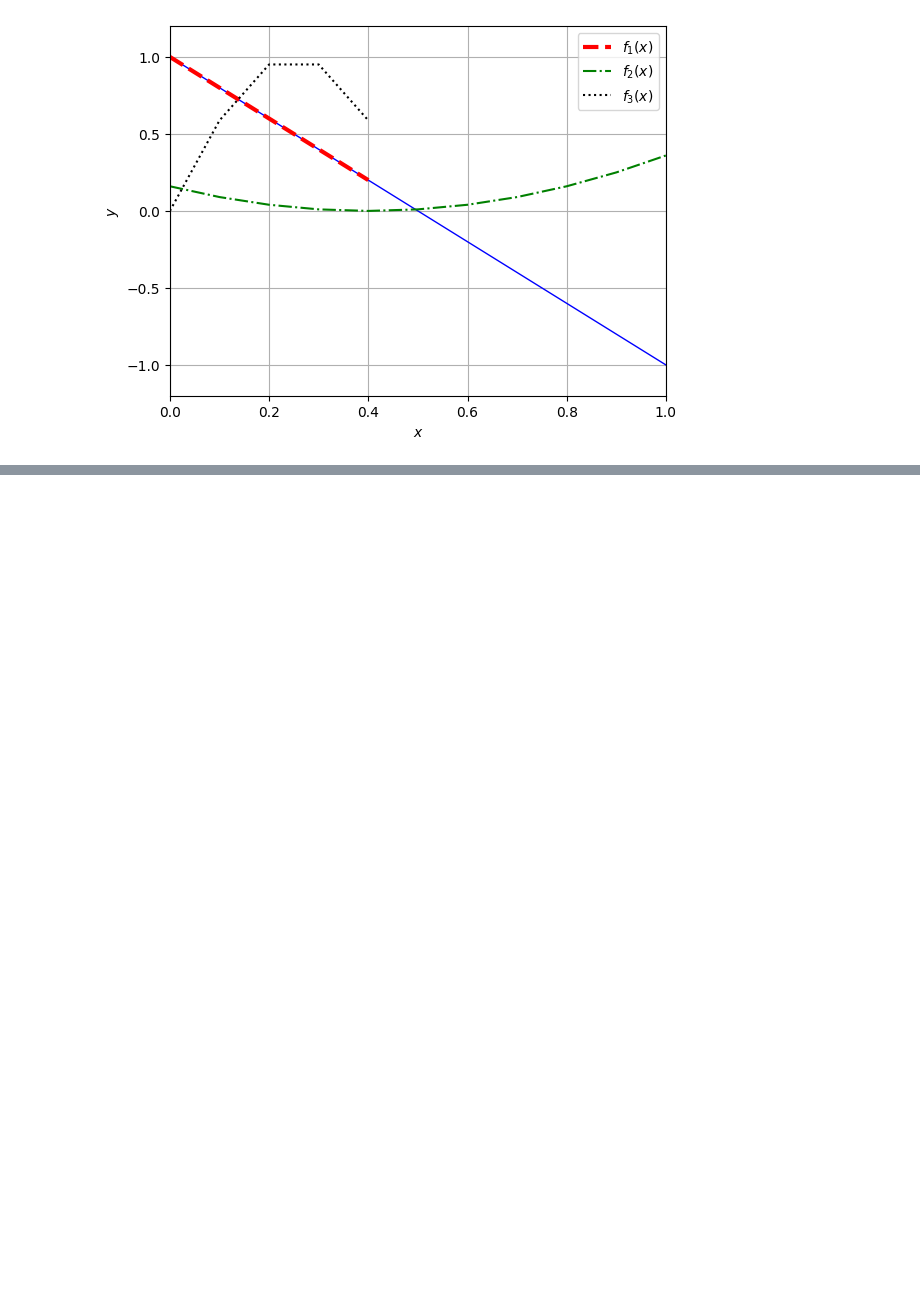
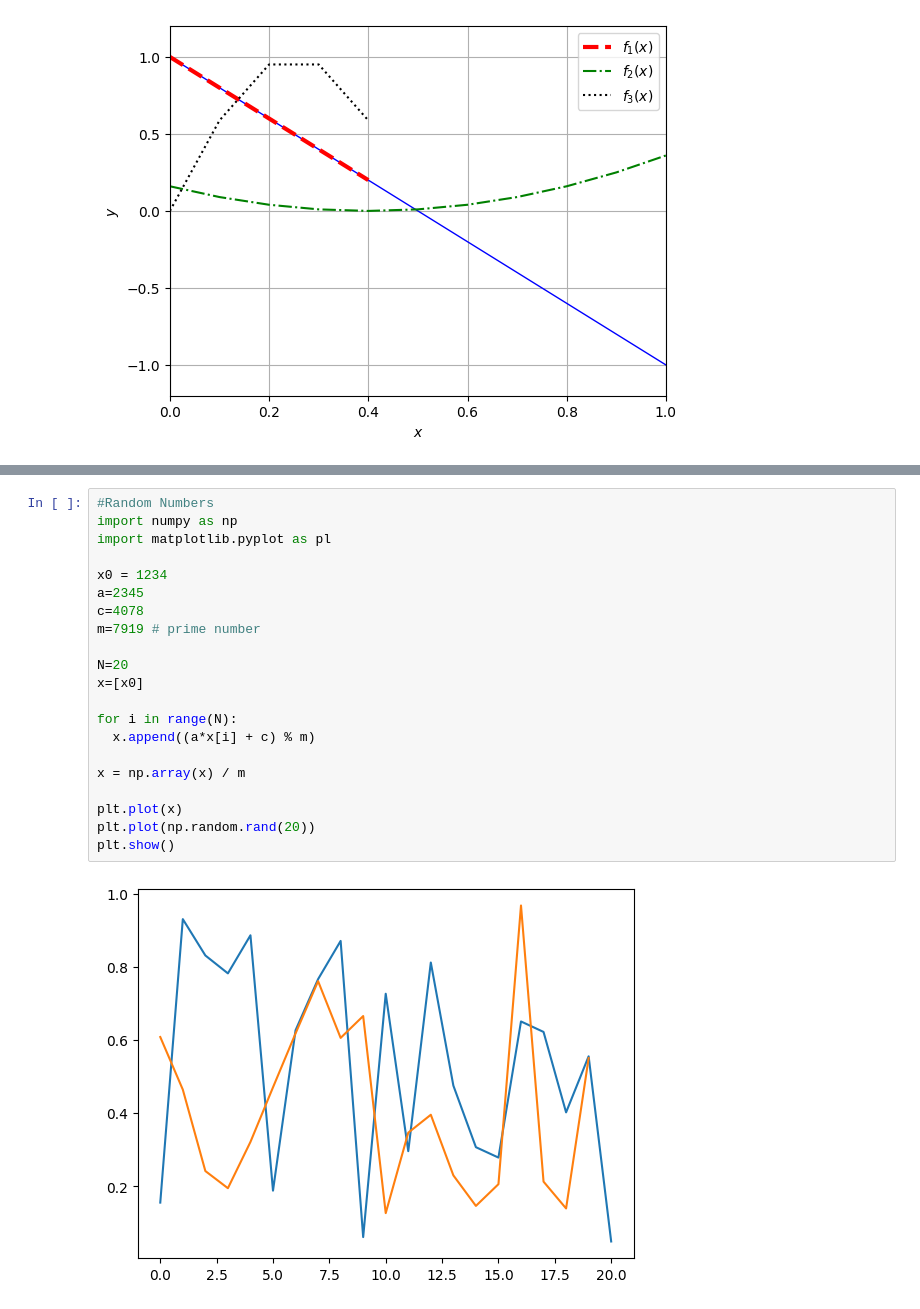
Before and after one commit to anees028/CFD_practice, a Jupyter notebook: CFD_Class.ipynb, the cells around one changed output, grey strips where cells are left out. Drawn from its saved outputs; the diff is of its cells as text; blank space fills up the shorter version.

```diff
--- a/CFD_Class.ipynb
+++ b/CFD_Class.ipynb
@@ -147,0 +245,23 @@ TaylorN: N = 4 n = 4
+# %%
+#Random Numbers
+import numpy as np
+import matplotlib.pyplot as pl
+
+x0 = 1234
+a=2345
+c=4078
+m=7919 # prime number
+
+N=20
+x=[x0]
+
+for i in range(N):
+  x.append((a*x[i] + c) % m)
+
+x = np.array(x) / m
+
+plt.plot(x)
+plt.plot(np.random.rand(20))
+plt.show()
+# %% [output]
+[figure, added]
```
Also changed, not shown: parts of 5 cells of this notebook.
